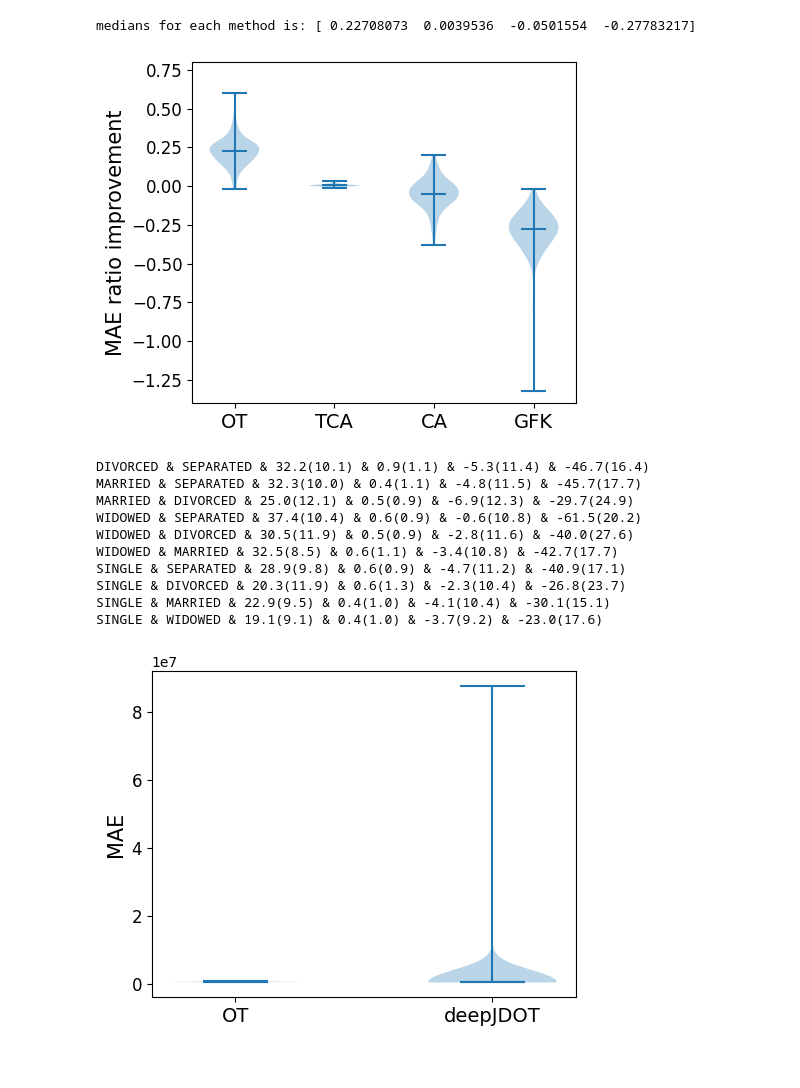
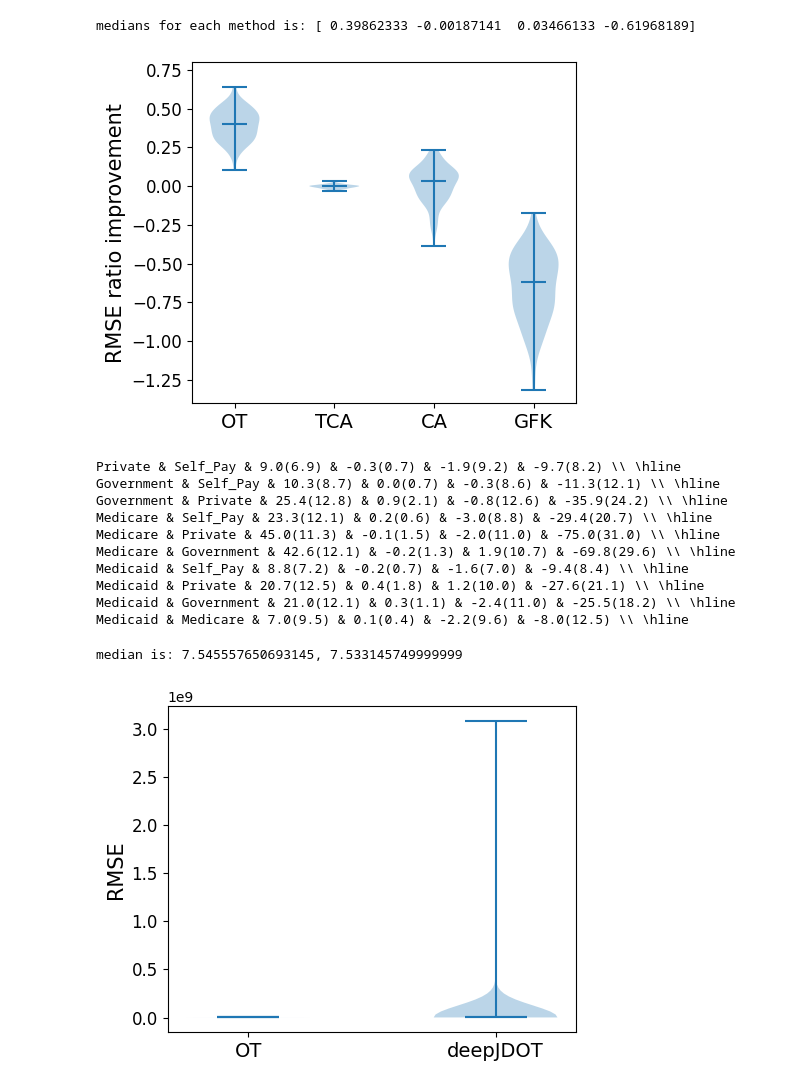
Before and after one commit to causalpathlab/EHR-OT, a Jupyter notebook: mimic_exp/admission/mimic_exp4_accuracy.ipynb, the cells around one changed output. Drawn from its saved outputs; the diff is of its cells as text; code cells hidden in the pictures.

```diff
--- a/mimic_exp/admission/mimic_exp4_accuracy.ipynb
+++ b/mimic_exp/admission/mimic_exp4_accuracy.ipynb
@@ -58,14 +58,14 @@ def print_median_std(ratios, trans_metrics, eval_metric):
 # %%
 score_dir = "/home/wanxinli/OTTEHR/outputs/mimic/"
 
-eval_metric = 'MAE'
-# eval_metric = 'RMSE'
+# eval_metric = 'MAE'
+eval_metric = 'RMSE'
 
-# group_name = 'insurance'
-# groups = ['Self_Pay', 'Private', 'Government', 'Medicare', 'Medicaid']
+group_name = 'insurance'
+groups = ['Self_Pay', 'Private', 'Government', 'Medicare', 'Medicaid']
 
-group_name = 'marital_status'
-groups = ['SEPARATED', 'DIVORCED', 'MARRIED','WIDOWED', 'SINGLE']
+# group_name = 'marital_status'
+# groups = ['SEPARATED', 'DIVORCED', 'MARRIED','WIDOWED', 'SINGLE']
 
 trans_metrics = ['OT', 'TCA', 'CA', 'GFK']
 # %%
@@ -102,17 +102,22 @@ plt.tight_layout()
 plt.savefig(fig_path, bbox_inches='tight')
 plt.show()
 # %% [output]
-medians for each method is: [ 0.22708073  0.0039536  -0.0501554  -0.27783217]
+medians for each method is: [ 0.39862333 -0.00187141  0.03466133 -0.61968189]
-[figure, old version]
+[figure, new version]
 # %%
-def print_latex(source, target, ratios):
+def print_latex(source, target, ratios, percent):
     """
     Print latex for ratios
     """
 
-    print_str = f"{source} & {target}"
+    print_str = f"{source.title()} & {target.title()}"
     for ratio in ratios:
-        print_str += f' & {median(ratio)*100:.1f}({stdev(ratio)*100:.1f})'
+        if percent:
+            print_str += f' & {median(ratio)*100:.1f}({stdev(ratio)*100:.1f})'
+        else:
+            base = 10**5
+            print_str += f' & {median(ratio)/base:.1f}({stdev(ratio)/base:.1f})'
+    print_str += ' \\\ \hline'
     print(print_str)
 # %%
 for i, group_1 in enumerate(groups):
@@ -125,18 +130,18 @@ for i, group_1 in enumerate(groups):
         improve_ratios = ratios_for_metrics(group_name, group_1, group_2, eval_metric, trans_metrics)
         # print(rmse_improve_ratios)
         # print_median_std(rmse_improve_ratios, trans_metrics, eval_metric)
-        print_latex(group_1, group_2, improve_ratios)
+        print_latex(group_1, group_2, improve_ratios, percent=True)
 # %% [output]
-DIVORCED & SEPARATED & 32.2(10.1) & 0.9(1.1) & -5.3(11.4) & -46.7(16.4)
-MARRIED & SEPARATED & 32.3(10.0) & 0.4(1.1) & -4.8(11.5) & -45.7(17.7)
-MARRIED & DIVORCED & 25.0(12.1) & 0.5(0.9) & -6.9(12.3) & -29.7(24.9)
-WIDOWED & SEPARATED & 37.4(10.4) & 0.6(0.9) & -0.6(10.8) & -61.5(20.2)
-WIDOWED & DIVORCED & 30.5(11.9) & 0.5(0.9) & -2.8(11.6) & -40.0(27.6)
-WIDOWED & MARRIED & 32.5(8.5) & 0.6(1.1) & -3.4(10.8) & -42.7(17.7)
-SINGLE & SEPARATED & 28.9(9.8) & 0.6(0.9) & -4.7(11.2) & -40.9(17.1)
-SINGLE & DIVORCED & 20.3(11.9) & 0.6(1.3) & -2.3(10.4) & -26.8(23.7)
-SINGLE & MARRIED & 22.9(9.5) & 0.4(1.0) & -4.1(10.4) & -30.1(15.1)
-SINGLE & WIDOWED & 19.1(9.1) & 0.4(1.0) & -3.7(9.2) & -23.0(17.6)
+Private & Self_Pay & 9.0(6.9) & -0.3(0.7) & -1.9(9.2) & -9.7(8.2) \\ \hline
+Government & Self_Pay & 10.3(8.7) & 0.0(0.7) & -0.3(8.6) & -11.3(12.1) \\ \hline
+Government & Private & 25.4(12.8) & 0.9(2.1) & -0.8(12.6) & -35.9(24.2) \\ \hline
+Medicare & Self_Pay & 23.3(12.1) & 0.2(0.6) & -3.0(8.8) & -29.4(20.7) \\ \hline
+Medicare & Private & 45.0(11.3) & -0.1(1.5) & -2.0(11.0) & -75.0(31.0) \\ \hline
+Medicare & Government & 42.6(12.1) & -0.2(1.3) & 1.9(10.7) & -69.8(29.6) \\ \hline
+Medicaid & Self_Pay & 8.8(7.2) & -0.2(0.7) & -1.6(7.0) & -9.4(8.4) \\ \hline
+Medicaid & Private & 20.7(12.5) & 0.4(1.8) & 1.2(10.0) & -27.6(21.1) \\ \hline
+Medicaid & Government & 21.0(12.1) & 0.3(1.1) & -2.4(11.0) & -25.5(18.2) \\ \hline
+Medicaid & Medicare & 7.0(9.5) & 0.1(0.4) & -2.2(9.6) & -8.0(12.5) \\ \hline
 # %%
 # Present the overall performance for deepJDOT and OTTEHR
 trans_metrics = ['OT', 'deepJDOT']
@@ -144,34 +149,37 @@ stats_combined = []
 
 for group_1 in groups:
     for group_2 in groups:
         if group_1 == group_2:
             continue
         stats = stats_for_metrics(group_name, group_1, group_2, eval_metric, trans_metrics, filter_na=True)
         stats_combined.extend(stats)
 
 # fig_path = os.path.join(mimic_output_dir, f"exp4_{group_name}_deepJDOT.pdf")
 
 # plt.tight_layout()
 # plt.savefig(fig_path, bbox_inches='tight')
 # plt.show()
 
+base = 10**5
+print(f"median is: {median(stats_combined[0])/base}, {median(stats_combined[1])/base}")
 
 # Plot the dataframe
 plt.figure(figsize=[5, 4])
 plt.violinplot([stats_combined[0], stats_combined[1]], showmedians=True)
 plt.xticks(range(1, len(trans_metrics)+1), labels=trans_metrics)
 plt.ylabel(f"{eval_metric}", fontsize=15)
 plt.yticks(fontsize=12)
 plt.xticks(fontsize=12)
 ax = plt.gca()
 ax.set_xticklabels( labels=trans_metrics, fontsize=14)
 # plt.ylim(-1.4, 0.8)
 fig_path = os.path.join(mimic_output_dir, f"exp4_{group_name}_{eval_metric}_deepJDOT.pdf")
 plt.tight_layout()
 plt.savefig(fig_path, bbox_inches='tight')
 plt.show()
 # %% [output]
+median is: 7.545557650693145, 7.533145749999999
-[figure, old version]
+[figure, new version]
 # %%
 # Calculate the pairwise performance for deepJDOT and OTTEHR
 
```
Also changed, not shown: parts of 1 cell of this notebook, 31 other files.
